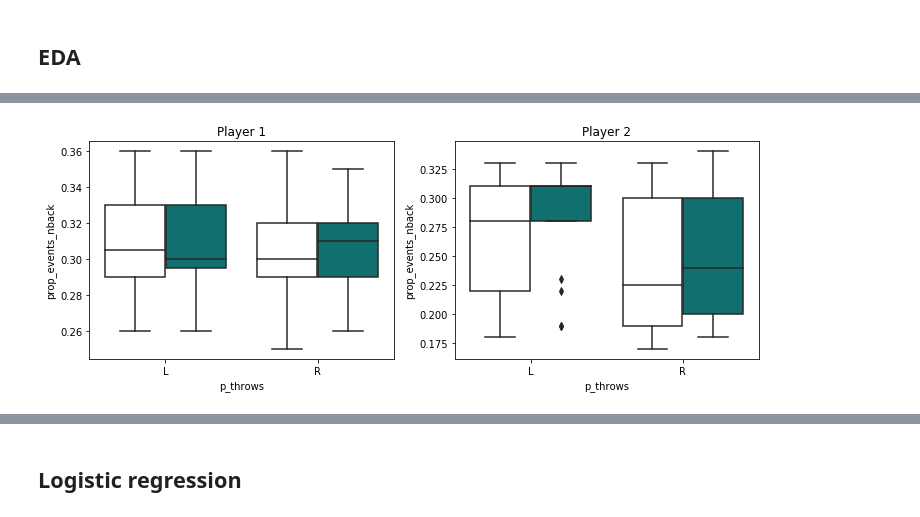
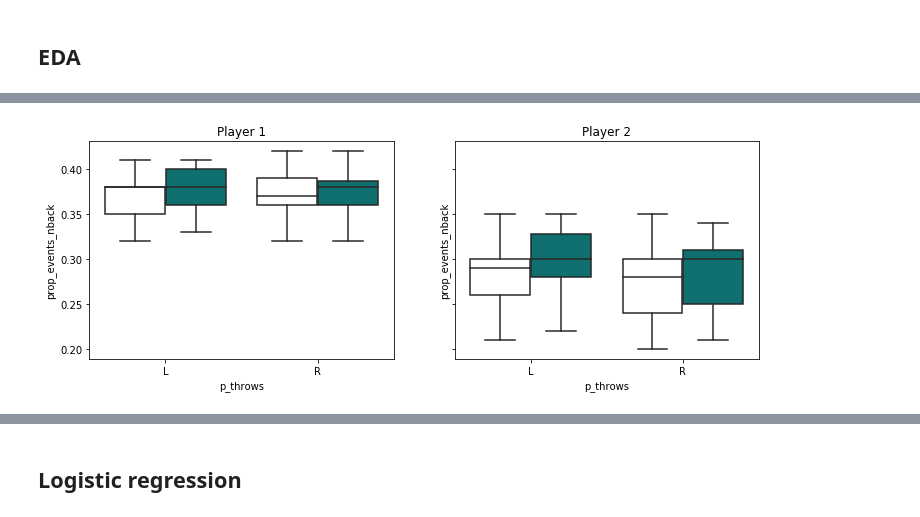
Before and after one commit to benslack19/baseball_player_selector, a Jupyter notebook: daily_fantasy_baseball_predictor_v2.ipynb, the cells around one changed output, grey strips where cells are left out. Cells and saved outputs as stored; diff of their text form; code cells hidden in the pictures.

```diff
--- a/daily_fantasy_baseball_predictor_v2.ipynb
+++ b/daily_fantasy_baseball_predictor_v2.ipynb
@@ -1147,0 +419,3 @@ ax1.scatter(
+# %%
+df_sc_events_b1 = get_sc_batter_df(pid_of_interest1, date_of_interest, 1000)
+df_sc_events_b2 = get_sc_batter_df(pid_of_interest2, date_of_interest, 1000)
@@ -1198,7 +561,14 @@ def get_df4model(df, n_back_PA, m_size):
     df_4model = df[col4model].copy()
     df_4model_overall = df_4model.loc[:m_size]
 
-    return df_4model_overall
+    df_meta_w_model_overall = pd.merge(
+        df[["game_date", "inning", "outs_when_up", "events", "player_name", "pitcher"]],
+        df_4model_overall,
+        left_index=True,
+        right_index=True,
+    )
+
+    return df_meta_w_model_overall
 # %% [output]
 [interactive output not drawn]
 # %%
@@ -1213,6 +583,6 @@ df_sc_events1.head()
 5 rows × 97 columns
 [interactive output not drawn]
 # %%
-df4model_p1 = get_df4model(df=df_sc_events1.copy(), n_back_PA=100, m_size=200)
+df4model_b1 = get_df4model(df=df_sc_events_b1.copy(), n_back_PA=100, m_size=200)
 # %% [output]
 [interactive output not drawn]
@@ -1230,6 +617,6 @@ print(df4model_p1.shape)
 [interactive output not drawn]
 # %%
-df4model_p2 = get_df4model(df=df_sc_events2.copy(), n_back_PA=100, m_size=200)
+df4model_b2 = get_df4model(df=df_sc_events_b2.copy(), n_back_PA=100, m_size=200)
 # %% [output]
 [interactive output not drawn]
 # %%
@@ -1329,31 +734,31 @@ df4model_p1.head()
 # %%
-f, (ax1, ax2) = plt.subplots(1, 2, figsize=(12, 4))
+f, (ax1, ax2) = plt.subplots(1, 2, figsize=(12, 4), sharey=True)
 
 sns.boxplot(
     x="p_throws",
     hue="event_code",
     y="prop_events_nback",
-    data=df4model_p1,
+    data=df4model_b1,
     palette=["w", "teal"],
     order=["L", "R"],
     hue_order=[0, 1],
     ax=ax1,
 )
 ax1.set_title("Player 1")
 ax1.get_legend().remove()
 
 sns.boxplot(
     x="p_throws",
     hue="event_code",
     y="prop_events_nback",
-    data=df4model_p2,
+    data=df4model_b2,
     palette=["w", "teal"],
     order=["L", "R"],
     hue_order=[0, 1],
     ax=ax2,
 )
 ax2.set_title("Player 2")
 ax2.get_legend().remove()
 # %% [output]
-[figure, old version]
+[figure, new version]
 [interactive output not drawn]
```
Also changed, not shown: parts of 320 cells of this notebook, 4 other files.
